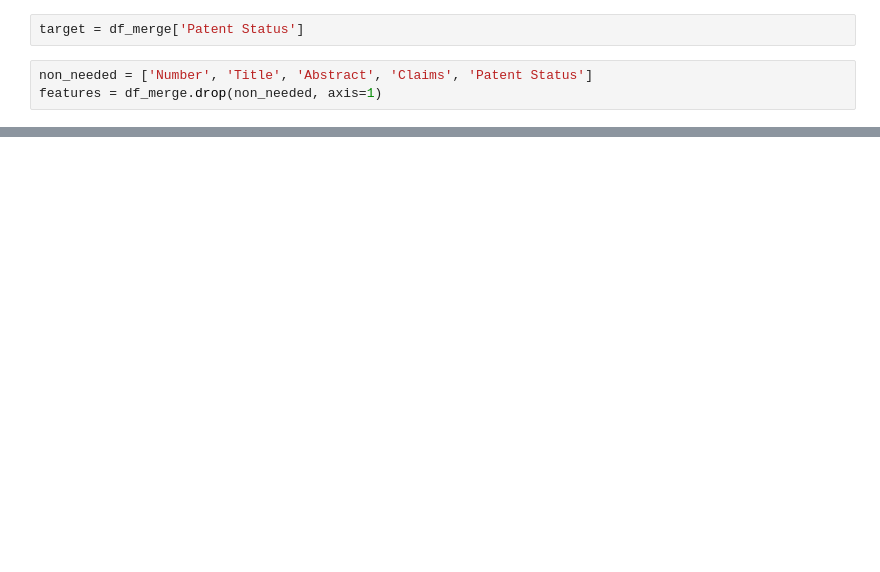
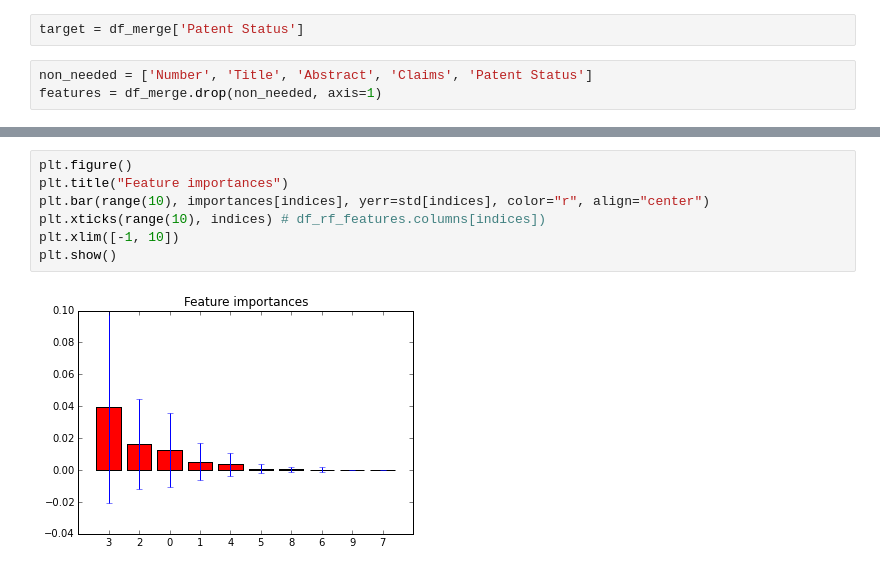
Before and after one commit to youngstone/Hunting4Patents, a Jupyter notebook: code/Build_Prediction_Model.ipynb, the cells around one changed output, grey strips where cells are left out. Drawn from its saved outputs; the diff is of its cells as text; blank space fills up the shorter version.

```diff
--- a/code/Build_Prediction_Model.ipynb
+++ b/code/Build_Prediction_Model.ipynb
@@ -244,0 +441,9 @@ features
+# %%
+plt.figure()
+plt.title("Feature importances")
+plt.bar(range(10), importances[indices], yerr=std[indices], color="r", align="center")
+plt.xticks(range(10), indices) # df_rf_features.columns[indices])
+plt.xlim([-1, 10])
+plt.show()
+# %% [output]
+[figure, added]
```
Also changed, not shown: parts of 40 cells of this notebook.
